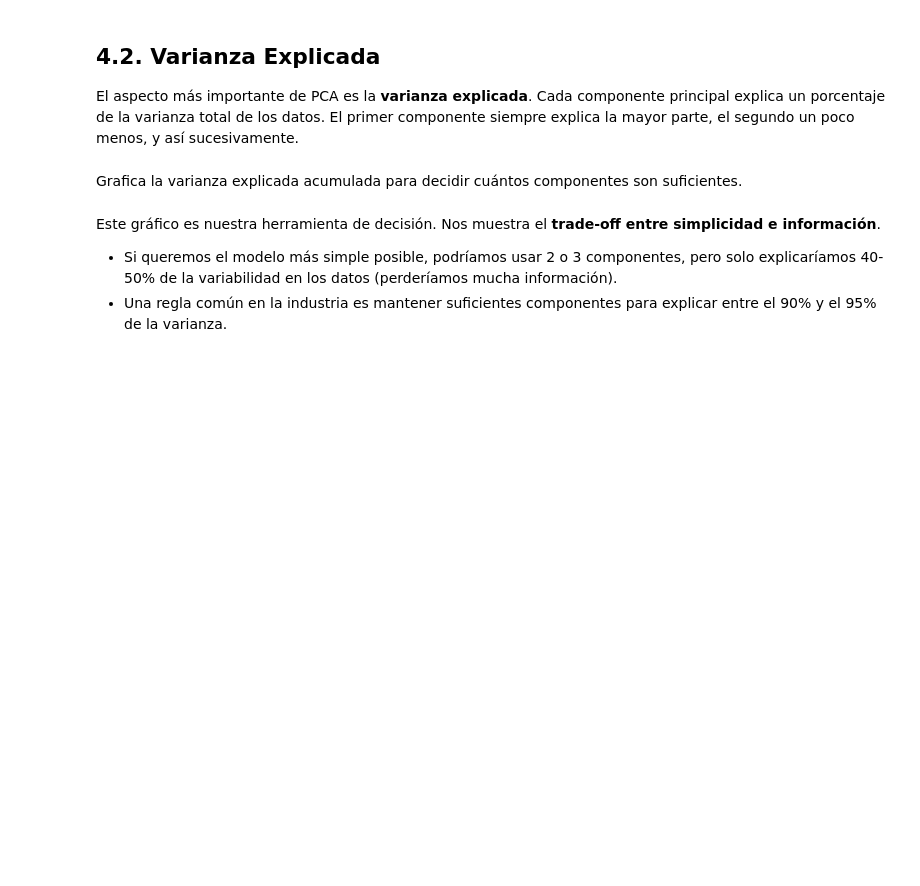
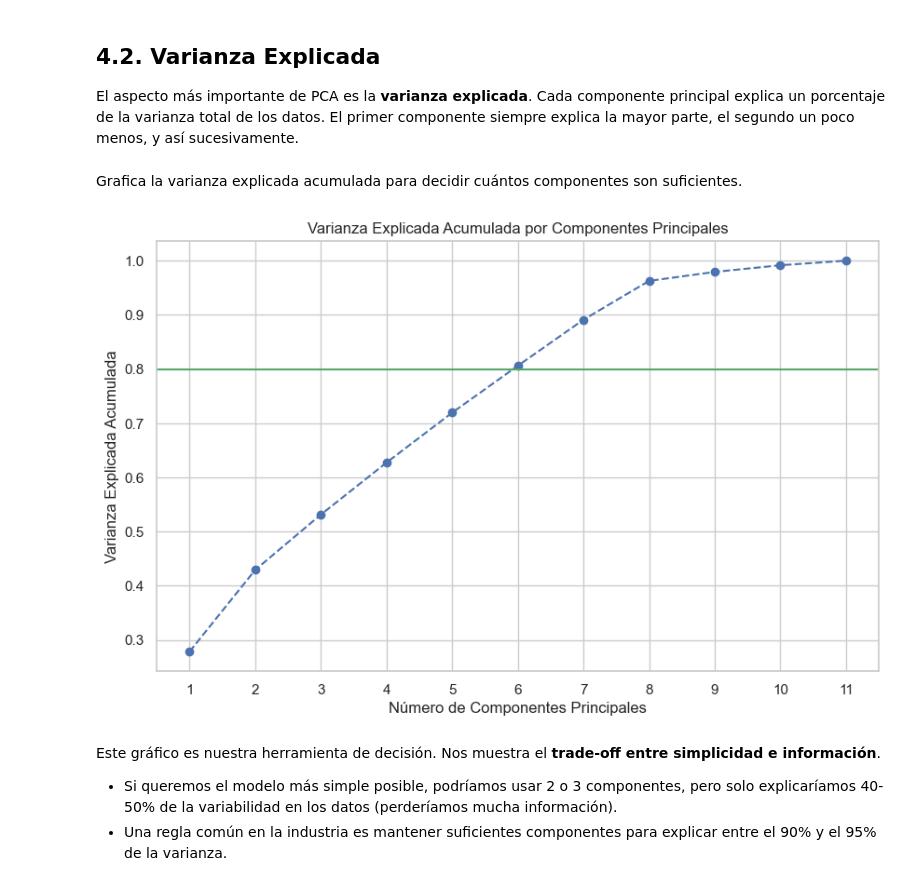
Before and after one commit to ferneyreina19/2025-segundo-semestre-ia-economia, a Jupyter notebook: clases/4_Aprendizaje_no_supervisado/3_Taller_PCA.ipynb, the cells around one changed output. Cells and saved outputs as stored; diff of their text form; code cells hidden in the pictures; blank space fills up the shorter version.

```diff
--- a/clases/4_Aprendizaje_no_supervisado/3_Taller_PCA.ipynb
+++ b/clases/4_Aprendizaje_no_supervisado/3_Taller_PCA.ipynb
@@ -121,3 +239,5 @@ Con los datos limpios y estandarizados, es hora de aplicar PCA. Nuestro objetivo
 ## 4.1. Instancia PCA. No especifiques n_components para calcularlos todos. Ajusta PCA a los datos escalados.
 # %%
 ### TU CÓDIGO AQUÍ ###
+pca = PCA()
+pca.fit(X_scaled)
@@ -132,3 +252,17 @@ Grafica la varianza explicada acumulada para decidir cuántos componentes son su
+# %%
+### TU CÓDIGO AQUÍ ###
+varianza_explicada_acumulada =pca.explained_variance_ratio_.cumsum()
+
+plt.figure(figsize=(10, 6))
+plt.plot(range(1, len(varianza_explicada_acumulada) + 1), varianza_explicada_acumulada, marker='o', linestyle='--')
+plt.title('Varianza Explicada Acumulada por Componentes Principales')
+plt.xlabel('Número de Componentes Principales')
+plt.ylabel('Varianza Explicada Acumulada')
+plt.xticks(range(1, len(varianza_explicada_acumulada) + 1))
+plt.axhline(y=0.8, color='g', linestyle='-', label='80% de Varianza')
+plt.show()
+# %% [output]
+[figure, added]
 # %% [markdown]
 Este gráfico es nuestra herramienta de decisión. Nos muestra el **trade-off entre simplicidad e información**.
 - Si queremos el modelo más simple posible, podríamos usar 2 o 3 componentes, pero solo explicaríamos 40-50% de la variabilidad en los datos (perderíamos mucha información).
```
Also changed, not shown: parts of 27 cells of this notebook, 1 other file.
